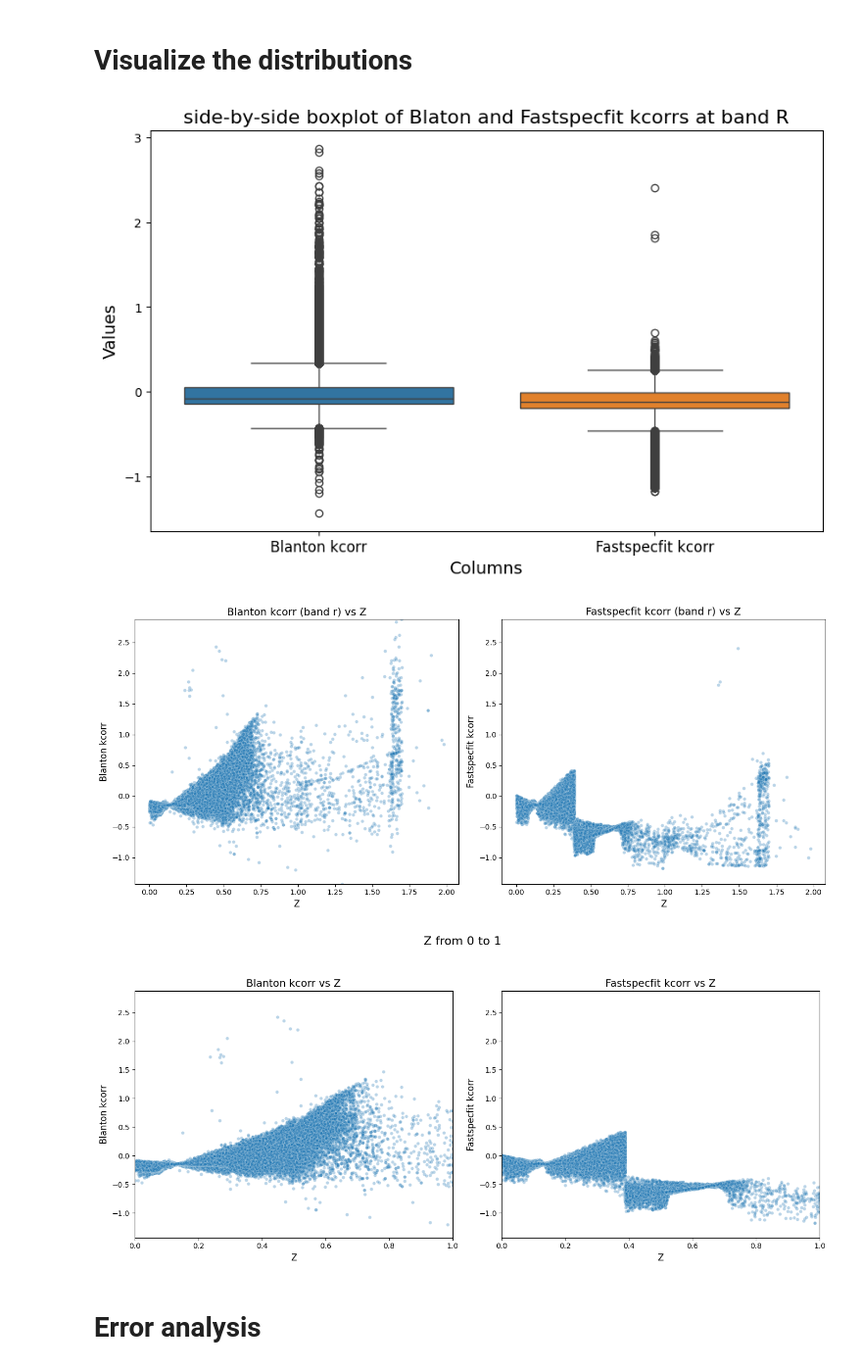
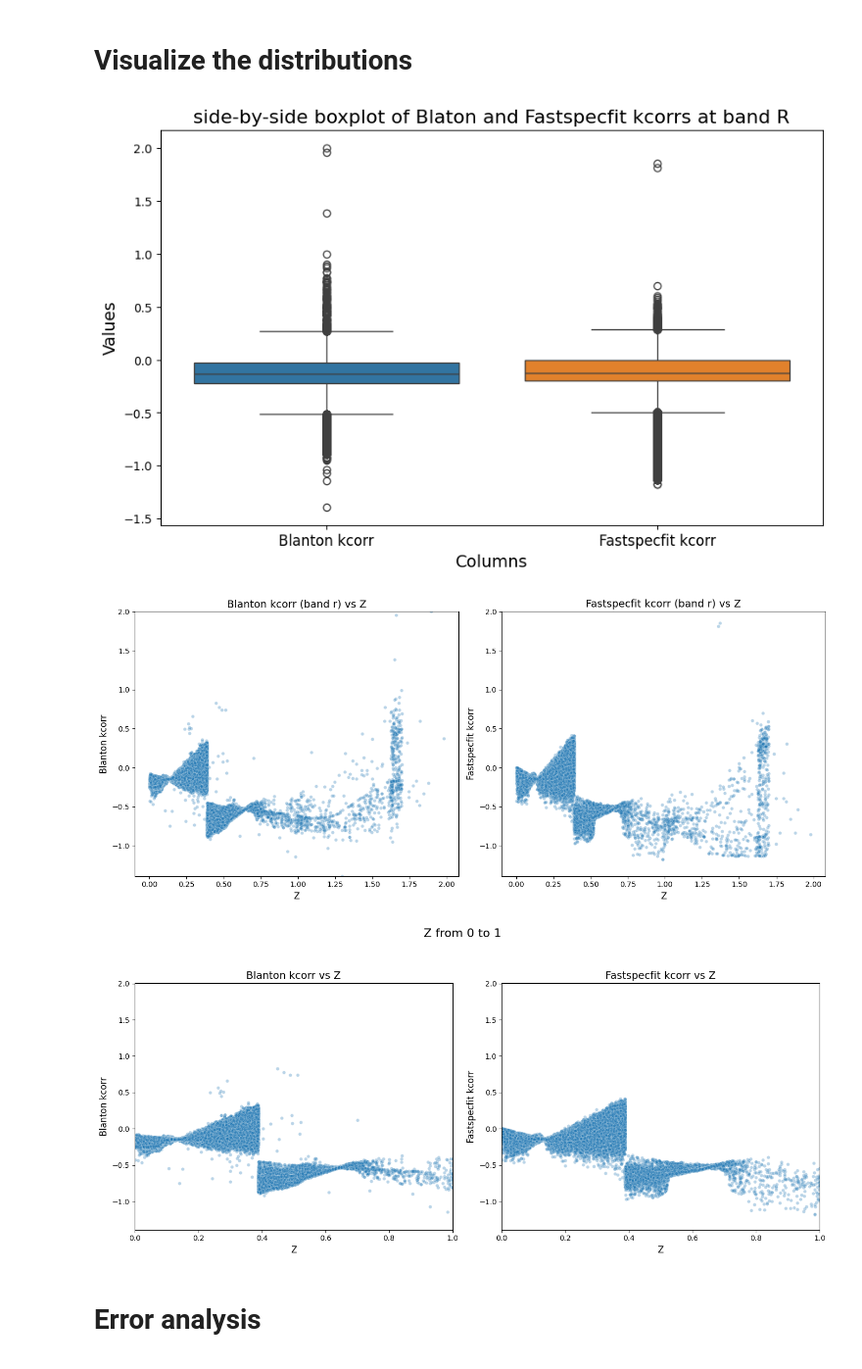
Before and after one commit to jere1882/deep-KCorrect, a Jupyter notebook: blanton_analysis/blanton_fastspecfit_analysis.ipynb, the cells around one changed output. Shown: that part at 98% size. Cells and saved outputs as stored; diff of their text form; code cells hidden in the pictures.

```diff
--- a/blanton_analysis/blanton_fastspecfit_analysis.ipynb
+++ b/blanton_analysis/blanton_fastspecfit_analysis.ipynb
@@ -50,0 +101,18 @@ kcorr_df.shape
+# %%
+# Empirical thresholds
+threshold_r = 0.3885
+threshold_g1 = 0.3031
+threshold_g2 = 0.814
+# %%
+def get_column(target_band, z):
+    if target_band == "SDSS_g":
+        if z > threshold_g2:
+            return "K_Z_G"
+        elif z > threshold_g1:
+            return "K_R_G"
+        else:
+            return "K_G_G"
+    elif target_band == "SDSS_r":
+        return ("K_Z_R" if z > threshold_r else "K_R_R")
+    elif target_band == "SDSS_z":
+        return "K_Z_Z"
@@ -51,3 +121,7 @@ kcorr_df.shape
+# %%
+kcorr_df['KCORR01_SDSS_G_BLANTON'] = kcorr_df.apply(lambda row: kcorr_df[get_column('SDSS_g', row['z'])][row.name], axis=1)
+kcorr_df['KCORR01_SDSS_R_BLANTON'] = kcorr_df.apply(lambda row: kcorr_df[get_column('SDSS_r', row['z'])][row.name], axis=1)
+kcorr_df['KCORR01_SDSS_Z_BLANTON'] = kcorr_df.apply(lambda row: kcorr_df[get_column('SDSS_z', row['z'])][row.name], axis=1)
 # %% [markdown]
 # Load FastSpecFit estimations and join tables
 # %%
@@ -90,7 +171,7 @@ import matplotlib.pyplot as plt
 
 # Assuming merged_df is your DataFrame
 # Create a new DataFrame with the two columns you want to plot side by side
-data = merged_df[['kcorr_sdss_01_r', 'KCORR01_SDSS_R']]
+data = merged_df[['KCORR01_SDSS_R_BLANTON', 'KCORR01_SDSS_R']]
 
 # Create a boxplot
 plt.figure(figsize=(10, 6))
@@ -107,7 +188,7 @@ plt.xticks([0, 1], ['Blanton kcorr', 'Fastspecfit kcorr'], fontsize=12)
 # Show the plot
 plt.show()
 # %% [output]
-[figure, old version]
+[figure, new version]
 # %%
 import pandas as pd
 import seaborn as sns
@@ -118,7 +199,7 @@ import matplotlib.pyplot as plt
 fig, axes = plt.subplots(1, 2, figsize=(14, 6))
 
 # Scatter plot for 'kcorr_sdss_01_r' vs 'Z' with smaller and transparent points
-sns.scatterplot(data=merged_df, x='Z', y='kcorr_sdss_01_r', ax=axes[0], s=20, alpha=0.3)
+sns.scatterplot(data=merged_df, x='Z', y='KCORR01_SDSS_R_BLANTON', ax=axes[0], s=20, alpha=0.3)
 axes[0].set_title('Blanton kcorr (band r) vs Z', fontsize=14)
 axes[0].set_xlabel('Z', fontsize=12)
 axes[0].set_ylabel('Blanton kcorr', fontsize=12)
@@ -130,8 +211,8 @@ axes[1].set_xlabel('Z', fontsize=12)
 axes[1].set_ylabel('Fastspecfit kcorr', fontsize=12)
 
 # Set the same y-range for both scatterplots
-y_min = min(merged_df['kcorr_sdss_01_r'].min(), merged_df['KCORR01_SDSS_R'].min())
-y_max = max(merged_df['kcorr_sdss_01_r'].max(), merged_df['KCORR01_SDSS_R'].max())
+y_min = min(merged_df['KCORR01_SDSS_R_BLANTON'].min(), merged_df['KCORR01_SDSS_R'].min())
+y_max = max(merged_df['KCORR01_SDSS_R_BLANTON'].max(), merged_df['KCORR01_SDSS_R'].max())
 axes[0].set_ylim(y_min, y_max)
 axes[1].set_ylim(y_min, y_max)
 
@@ -141,44 +222,44 @@ plt.tight_layout()
 # Show the plot
 plt.show()
 # %% [output]
-[figure, old version]
+[figure, new version]
 # %%
 # Assuming merged_df is your DataFrame
 # Create a figure with two subplots side by side
 fig, axes = plt.subplots(1, 2, figsize=(14, 6))
 
 # Scatter plot for 'kcorr_sdss_01_r' vs 'Z' with smaller and transparent points
-sns.scatterplot(data=merged_df, x='Z', y='kcorr_sdss_01_r', ax=axes[0], s=20, alpha=0.3)
+sns.scatterplot(data=merged_df, x='Z', y='KCORR01_SDSS_R_BLANTON', ax=axes[0], s=20, alpha=0.3)
 axes[0].set_title('Blanton kcorr vs Z', fontsize=14)
 axes[0].set_xlabel('Z', fontsize=12)
 axes[0].set_ylabel('Blanton kcorr', fontsize=12)
 
 # Scatter plot for 'KCORR01_SDSS_R' vs 'Z' with smaller and transparent points
 sns.scatterplot(data=merged_df, x='Z', y='KCORR01_SDSS_R', ax=axes[1], s=20, alpha=0.3)
 axes[1].set_title('Fastspecfit kcorr vs Z', fontsize=14)
 axes[1].set_xlabel('Z', fontsize=12)
 axes[1].set_ylabel('Fastspecfit kcorr', fontsize=12)
 
 # Set the same y-range for both scatterplots
-y_min = min(merged_df['kcorr_sdss_01_r'].min(), merged_df['KCORR01_SDSS_R'].min())
-y_max = max(merged_df['kcorr_sdss_01_r'].max(), merged_df['KCORR01_SDSS_R'].max())
+y_min = min(merged_df['KCORR01_SDSS_R_BLANTON'].min(), merged_df['KCORR01_SDSS_R'].min())
+y_max = max(merged_df['KCORR01_SDSS_R_BLANTON'].max(), merged_df['KCORR01_SDSS_R'].max())
 axes[0].set_ylim(y_min, y_max)
 axes[1].set_ylim(y_min, y_max)
 
 # Restrict the x-axis (Z) to the range [0, 1]
 axes[0].set_xlim(0, 1)
 axes[1].set_xlim(0, 1)
 
 # Add a title on top for the entire figure
 fig.suptitle('Z from 0 to 1', fontsize=16, y=1.05)
 
 # Adjust layout for better spacing between subplots
 plt.tight_layout()
 
 # Show the plot
 plt.show()
 # %% [output]
-[figure, old version]
+[figure, new version]
 # %% [markdown]
 # Error analysis
 # %%
```
Also changed, not shown: parts of 37 cells of this notebook, 4 other files.
